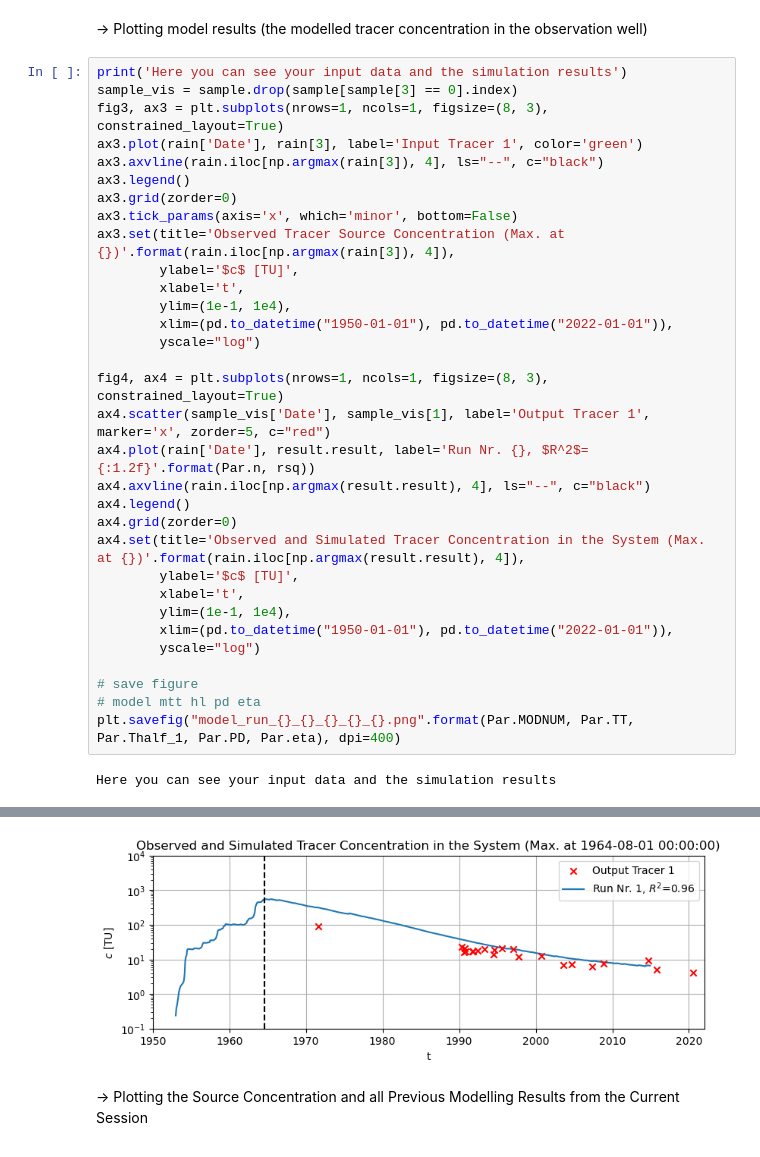
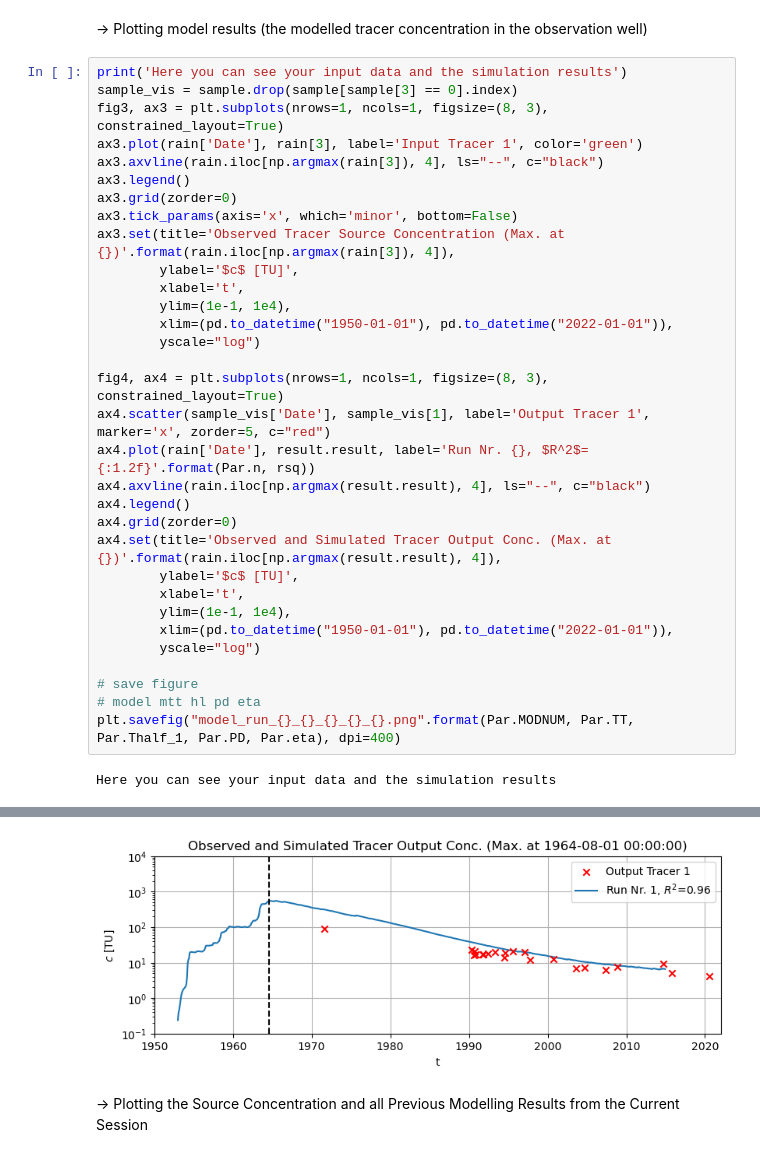
Before and after one commit to jvollhueter/ISOSIMpy, a Jupyter notebook: Notebook_Tracer_simple.ipynb, the cells around one changed output, grey strips where cells are left out. Cells and saved outputs as stored; diff of their text form.

```diff
--- a/Notebook_Tracer_simple.ipynb
+++ b/Notebook_Tracer_simple.ipynb
@@ -338,35 +338,35 @@ fig3, ax3 = plt.subplots(nrows=1, ncols=1, figsize=(8, 3), constrained_layout=Tr
 ax3.plot(rain['Date'], rain[3], label='Input Tracer 1', color='green')
 ax3.axvline(rain.iloc[np.argmax(rain[3]), 4], ls="--", c="black")
 ax3.legend()
 ax3.grid(zorder=0)
 ax3.tick_params(axis='x', which='minor', bottom=False)
 ax3.set(title='Observed Tracer Source Concentration (Max. at {})'.format(rain.iloc[np.argmax(rain[3]), 4]),
         ylabel='$c$ [TU]',
         xlabel='t',
         ylim=(1e-1, 1e4),
         xlim=(pd.to_datetime("1950-01-01"), pd.to_datetime("2022-01-01")),
         yscale="log")
 
 fig4, ax4 = plt.subplots(nrows=1, ncols=1, figsize=(8, 3), constrained_layout=True)
 ax4.scatter(sample_vis['Date'], sample_vis[1], label='Output Tracer 1', marker='x', zorder=5, c="red")
 ax4.plot(rain['Date'], result.result, label='Run Nr. {}, $R^2$={:1.2f}'.format(Par.n, rsq))
 ax4.axvline(rain.iloc[np.argmax(result.result), 4], ls="--", c="black")
 ax4.legend()
 ax4.grid(zorder=0)
-ax4.set(title='Observed and Simulated Tracer Concentration in the System (Max. at {})'.format(rain.iloc[np.argmax(result.result), 4]),
+ax4.set(title='Observed and Simulated Tracer Output Conc. (Max. at {})'.format(rain.iloc[np.argmax(result.result), 4]),
         ylabel='$c$ [TU]',
         xlabel='t',
         ylim=(1e-1, 1e4),
         xlim=(pd.to_datetime("1950-01-01"), pd.to_datetime("2022-01-01")),
         yscale="log")
 
 # save figure
 # model mtt hl pd eta
 plt.savefig("model_run_{}_{}_{}_{}_{}.png".format(Par.MODNUM, Par.TT, Par.Thalf_1, Par.PD, Par.eta), dpi=400)
 # %% [output]
 Here you can see your input data and the simulation results
 [figure]
-[figure, old version]
+[figure, new version]
 # %% [markdown]
 &rarr; Plotting the Source Concentration and all Previous Modelling Results from the Current Session
 # %%
```
Also changed, not shown: 5 other files.
